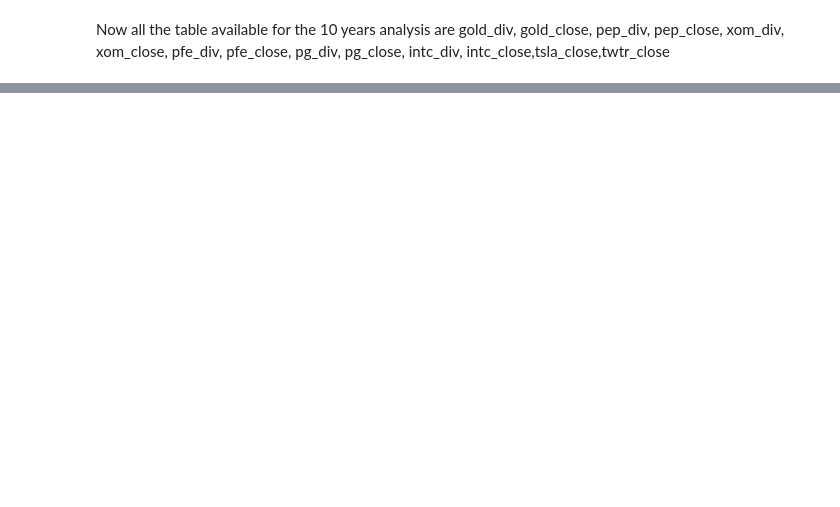
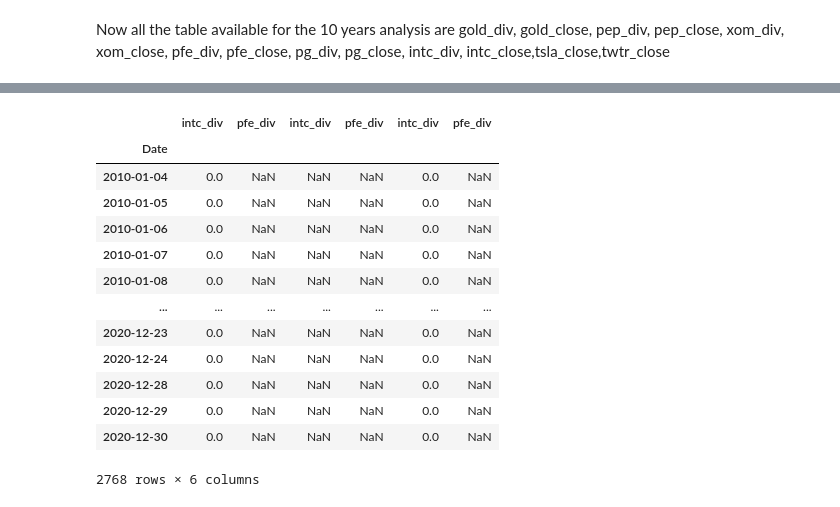
Before and after one commit to samokoye/DataScienceGuidedCapstone, a Jupyter notebook: Capstone_2_Ten_Year_Investment_Data Wrangling.ipynb, the cells around one changed output, grey strips where cells are left out. Saved outputs shown, nothing was run; the diff lists cells and outputs as text; code cells hidden in the pictures; blank space fills up the shorter version.

```diff
--- a/Capstone_2_Ten_Year_Investment_Data Wrangling.ipynb
+++ b/Capstone_2_Ten_Year_Investment_Data Wrangling.ipynb
@@ -580,6 +604,22 @@ df_merged
 # %%
-result.rename(columns = {data_frames = [gold_div, gold_close, pep_div, pep_close, xom_div, xom_close, pfe_div, pfe_close, pg_div, pg_close, intc_div, intc_close,tsla_close,twtr_close]}, inplace = True)
-result
+
+div_merged.rename(columns = {'Dividends_x': 'gold_div', 'Dividends_y': 'pep_div', 'Dividends_x': 'xom_div', 'Dividends_y': 'pfe_div','Dividends_x': 'pg_div', 'Dividends_x' : 'intc_div'}, inplace = True)
+div_merged
+# %% [output]
+|  | intc_div | pfe_div | intc_div | pfe_div | intc_div | pfe_div |
+| Date |  |  |  |  |  |  |
+| 2010-01-04 | 0.0 | NaN | NaN | NaN | 0.0 | NaN |
+| 2010-01-05 | 0.0 | NaN | NaN | NaN | 0.0 | NaN |
+| 2010-01-06 | 0.0 | NaN | NaN | NaN | 0.0 | NaN |
+| 2010-01-07 | 0.0 | NaN | NaN | NaN | 0.0 | NaN |
+| 2010-01-08 | 0.0 | NaN | NaN | NaN | 0.0 | NaN |
+| ... | ... | ... | ... | ... | ... | ... |
+| 2020-12-23 | 0.0 | NaN | NaN | NaN | 0.0 | NaN |
+| 2020-12-24 | 0.0 | NaN | NaN | NaN | 0.0 | NaN |
+| 2020-12-28 | 0.0 | NaN | NaN | NaN | 0.0 | NaN |
+| 2020-12-29 | 0.0 | NaN | NaN | NaN | 0.0 | NaN |
+| 2020-12-30 | 0.0 | NaN | NaN | NaN | 0.0 | NaN |
+2768 rows × 6 columns
 # %%
 #Investment amount(invest_amt)
 invest_amt = 1000
```
Also changed, not shown: parts of 34 cells of this notebook.
